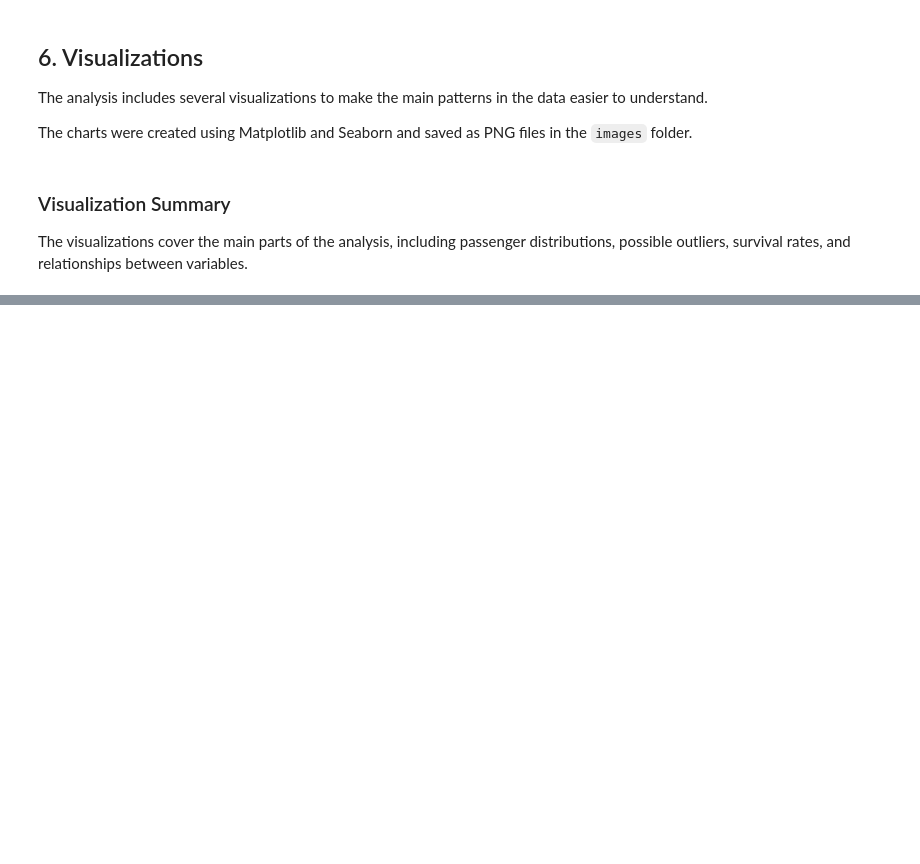
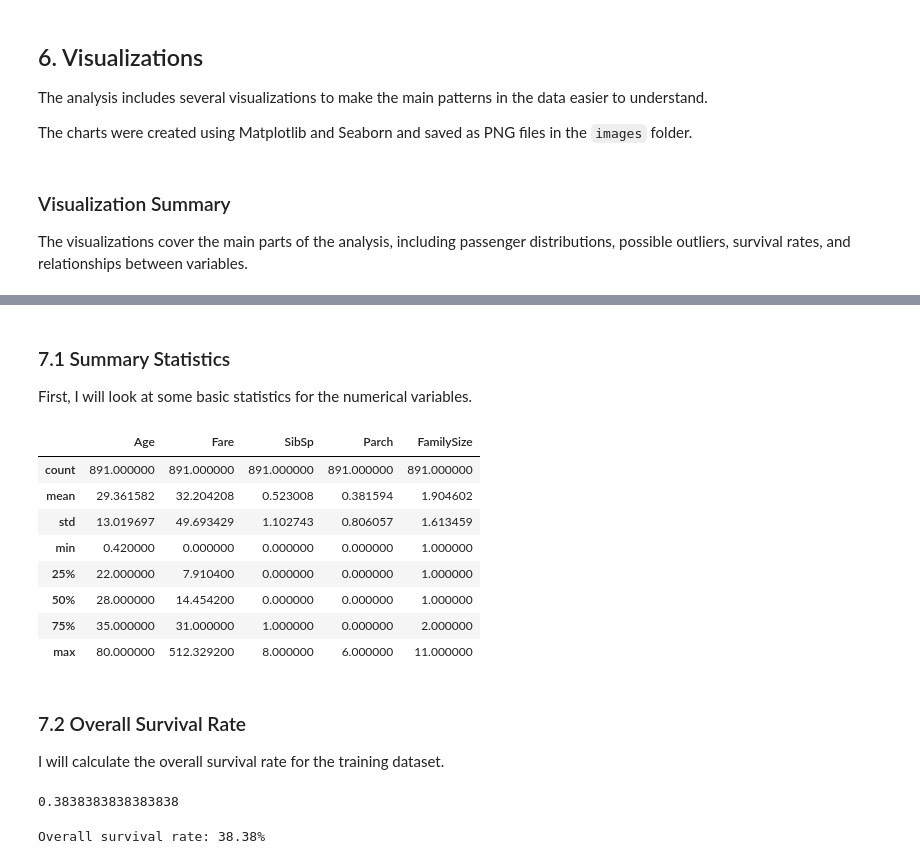
Before and after one commit to francisparwez/titanic-survival-analysis, a Jupyter notebook: Titanic_EDA.ipynb, the cells around one changed output, grey strips where cells are left out. Saved outputs shown, nothing was run; the diff lists cells and outputs as text; code cells hidden in the pictures; blank space fills up the shorter version.

```diff
--- a/Titanic_EDA.ipynb
+++ b/Titanic_EDA.ipynb
@@ -790,0 +797,29 @@ The visualizations cover the main parts of the analysis, including passenger dis
+# %% [markdown]
+### 7.1 Summary Statistics
+
+First, I will look at some basic statistics for the numerical variables.
+# %%
+df[["Age", "Fare", "SibSp", "Parch", "FamilySize"]].describe()
+# %% [output]
+|  | Age | Fare | SibSp | Parch | FamilySize |
+| count | 891.000000 | 891.000000 | 891.000000 | 891.000000 | 891.000000 |
+| mean | 29.361582 | 32.204208 | 0.523008 | 0.381594 | 1.904602 |
+| std | 13.019697 | 49.693429 | 1.102743 | 0.806057 | 1.613459 |
+| min | 0.420000 | 0.000000 | 0.000000 | 0.000000 | 1.000000 |
+| 25% | 22.000000 | 7.910400 | 0.000000 | 0.000000 | 1.000000 |
+| 50% | 28.000000 | 14.454200 | 0.000000 | 0.000000 | 1.000000 |
+| 75% | 35.000000 | 31.000000 | 1.000000 | 0.000000 | 2.000000 |
+| max | 80.000000 | 512.329200 | 8.000000 | 6.000000 | 11.000000 |
+# %% [markdown]
+### 7.2 Overall Survival Rate
+
+I will calculate the overall survival rate for the training dataset.
+# %%
+overall_survival_rate = df["Survived"].mean()
+overall_survival_rate
+# %% [output]
+0.3838383838383838
+# %%
+print(f"Overall survival rate: {overall_survival_rate:.2%}")
+# %% [output]
+Overall survival rate: 38.38%
```
Also changed, not shown: parts of 12 cells of this notebook, 1 other file.
